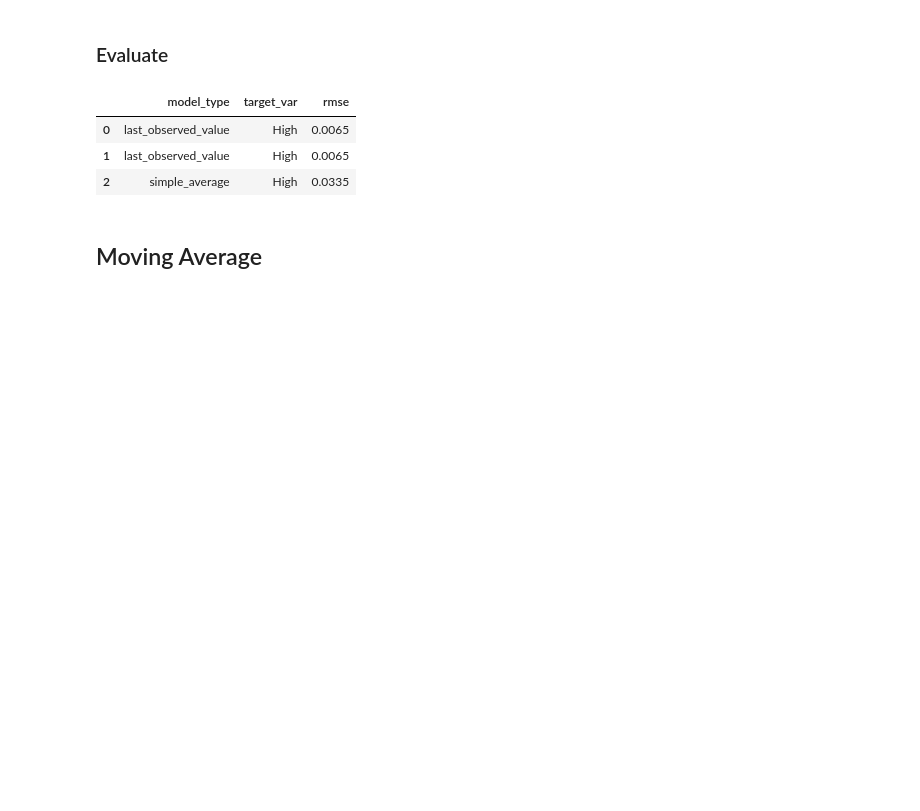
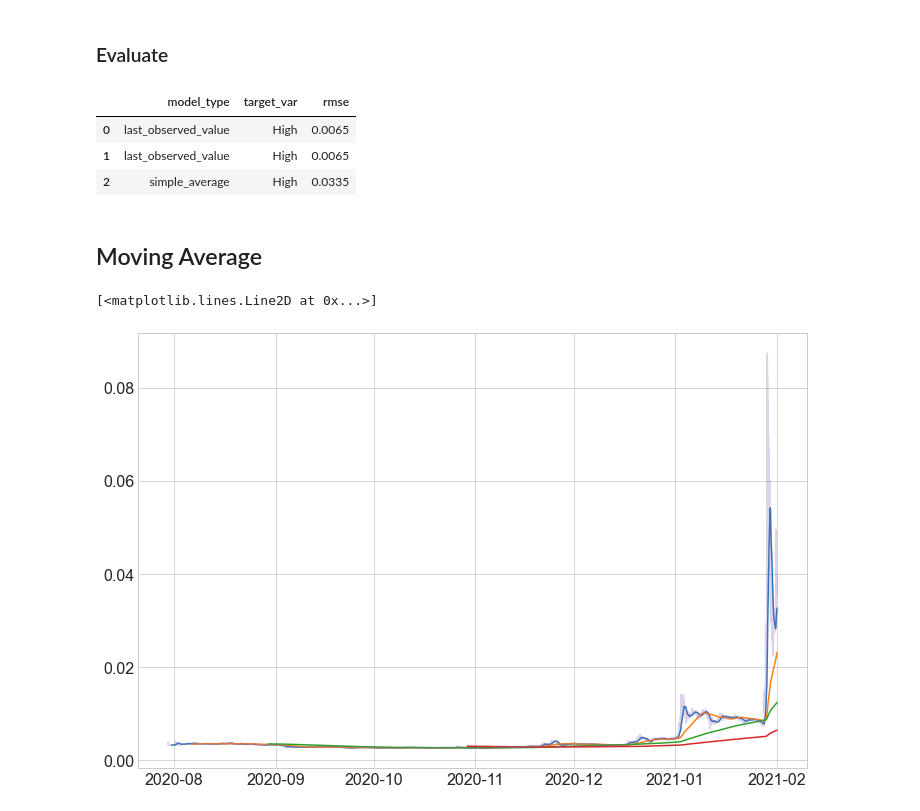
Before and after one commit to KwameTaylor/bitcoin-dogecoin, a Jupyter notebook: dogecoin.ipynb, the cells around one changed output. Cells and saved outputs as stored; diff of their text form; code cells hidden in the pictures; blank space fills up the shorter version.

Commit message:
plot moving averages

```diff
--- a/dogecoin.ipynb
+++ b/dogecoin.ipynb
@@ -604,3 +604,14 @@ eval_df
 | 2 | simple_average | High | 0.0335 |
 # %% [markdown]
 ## Moving Average
+# %%
+# plot moving averages
+plt.figure(figsize=(12,8))
+plt.plot(train['High'].rolling(1440).mean()) # Day
+plt.plot(train['High'].rolling(10080).mean()) # Week
+plt.plot(train['High'].rolling(43800).mean()) # Month
+plt.plot(train['High'].rolling(131400).mean()) # 3 Months
+plt.plot(train['High'], alpha=.3)
+# %% [output]
+[<matplotlib.lines.Line2D at 0x...>]
+[figure, added]
```
